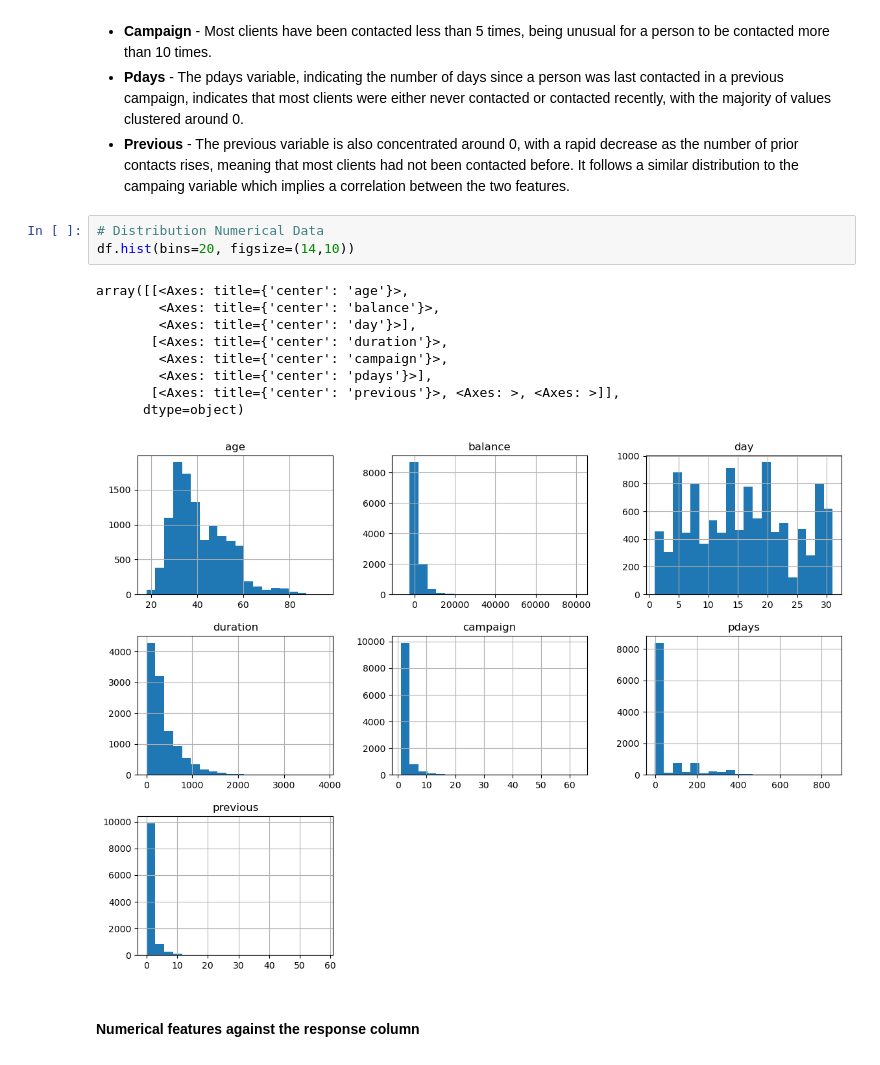
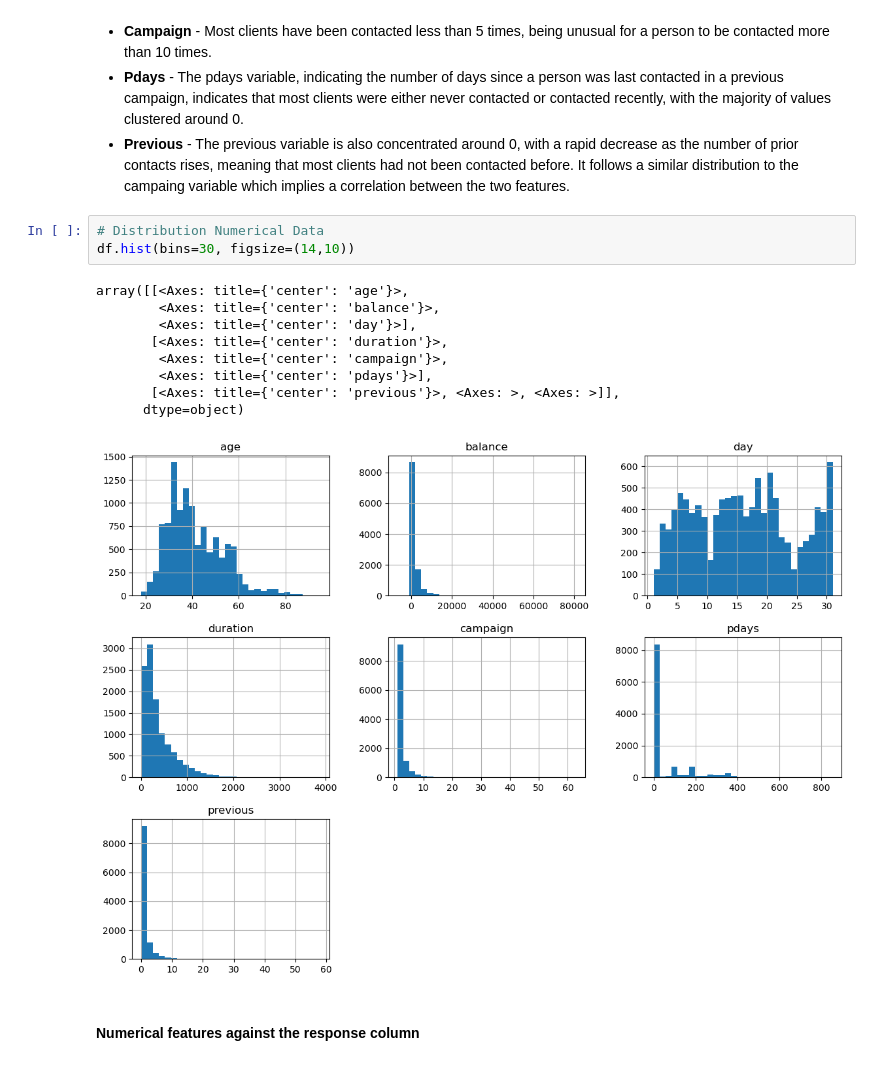
Before and after one commit to Migas77/FAA_Assignment1, a Jupyter notebook: bank_data_analysis.ipynb, the cells around one changed output. Drawn from its saved outputs; the diff is of its cells as text.

```diff
--- a/bank_data_analysis.ipynb
+++ b/bank_data_analysis.ipynb
@@ -163,16 +163,16 @@ The charts below illustrate the distribution of numerical data in the dataset. U
 - **Previous** - The previous variable is also concentrated around 0, with a rapid decrease as the number of prior contacts rises, meaning that most clients had not been contacted before. It follows a similar distribution to the campaing variable which implies a correlation between the two features.
 # %%
 # Distribution Numerical Data
-df.hist(bins=20, figsize=(14,10))
+df.hist(bins=30, figsize=(14,10))
 # %% [output]
 array([[<Axes: title={'center': 'age'}>,
         <Axes: title={'center': 'balance'}>,
         <Axes: title={'center': 'day'}>],
        [<Axes: title={'center': 'duration'}>,
         <Axes: title={'center': 'campaign'}>,
         <Axes: title={'center': 'pdays'}>],
        [<Axes: title={'center': 'previous'}>, <Axes: >, <Axes: >]],
       dtype=object)
-[figure, old version]
+[figure, new version]
 # %% [markdown]
 #### Numerical features against the response column
```
Also changed, not shown: parts of 2 cells of this notebook.
